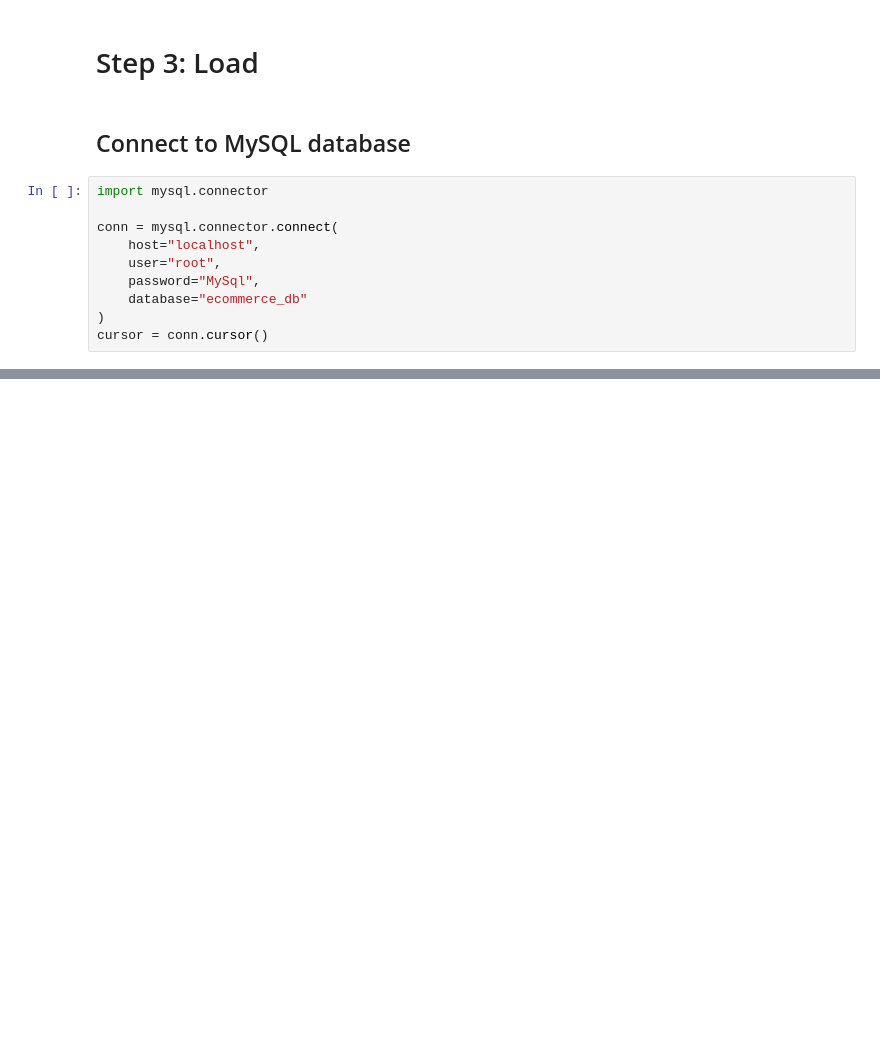
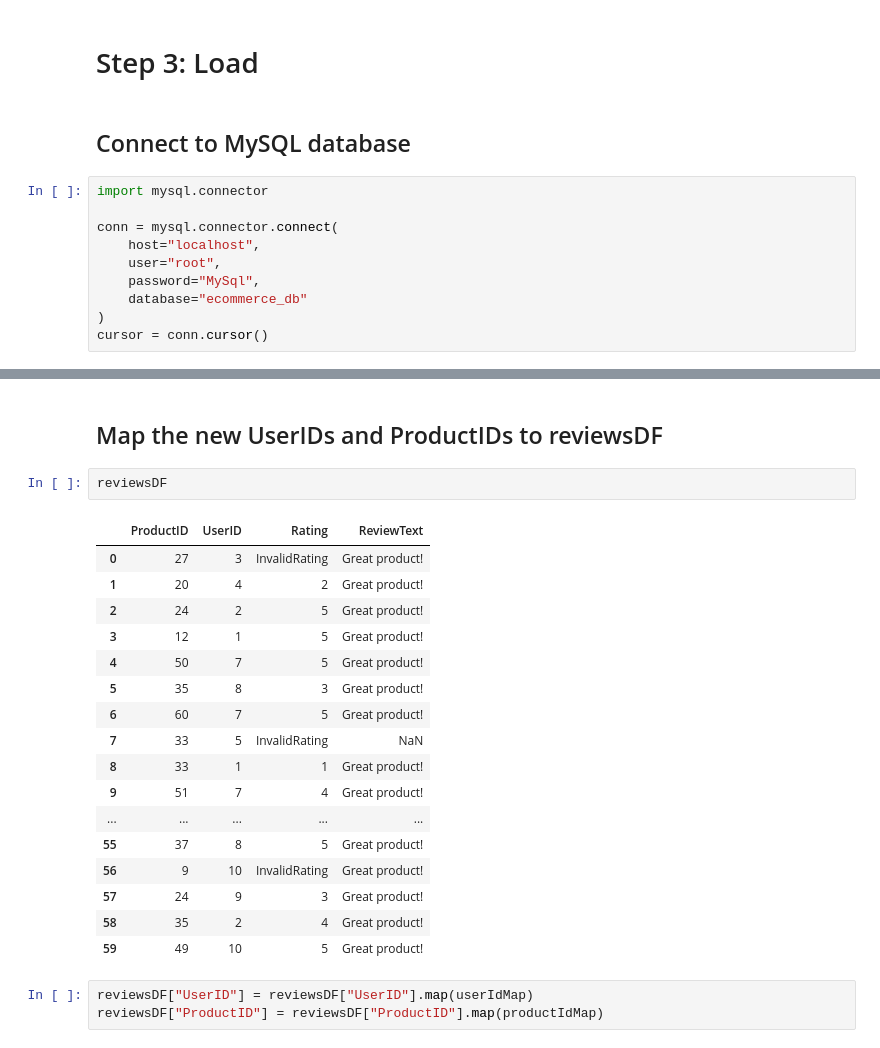
Before and after one commit to floortom/Database-Design, a Jupyter notebook: ETL/ETLprocess.ipynb, the cells around one changed output, grey strips where cells are left out. Cells and saved outputs as stored; diff of their text form; blank space fills up the shorter version.

```diff
--- a/ETL/ETLprocess.ipynb
+++ b/ETL/ETLprocess.ipynb
@@ -157,0 +370,25 @@ cursor = conn.cursor()
+# %% [markdown]
+## Map the new UserIDs and ProductIDs to reviewsDF
+# %%
+reviewsDF
+# %% [output]
+|  | ProductID | UserID | Rating | ReviewText |
+| 0 | 27 | 3 | InvalidRating | Great product! |
+| 1 | 20 | 4 | 2 | Great product! |
+| 2 | 24 | 2 | 5 | Great product! |
+| 3 | 12 | 1 | 5 | Great product! |
+| 4 | 50 | 7 | 5 | Great product! |
+| 5 | 35 | 8 | 3 | Great product! |
+| 6 | 60 | 7 | 5 | Great product! |
+| 7 | 33 | 5 | InvalidRating | NaN |
+| 8 | 33 | 1 | 1 | Great product! |
+| 9 | 51 | 7 | 4 | Great product! |
+| ... | ... | ... | ... | ... |
+| 55 | 37 | 8 | 5 | Great product! |
+| 56 | 9 | 10 | InvalidRating | Great product! |
+| 57 | 24 | 9 | 3 | Great product! |
+| 58 | 35 | 2 | 4 | Great product! |
+| 59 | 49 | 10 | 5 | Great product! |
+# %%
+reviewsDF["UserID"] = reviewsDF["UserID"].map(userIdMap)
+reviewsDF["ProductID"] = reviewsDF["ProductID"].map(productIdMap)
```
Also changed, not shown: parts of 33 cells of this notebook, 1 other file.
